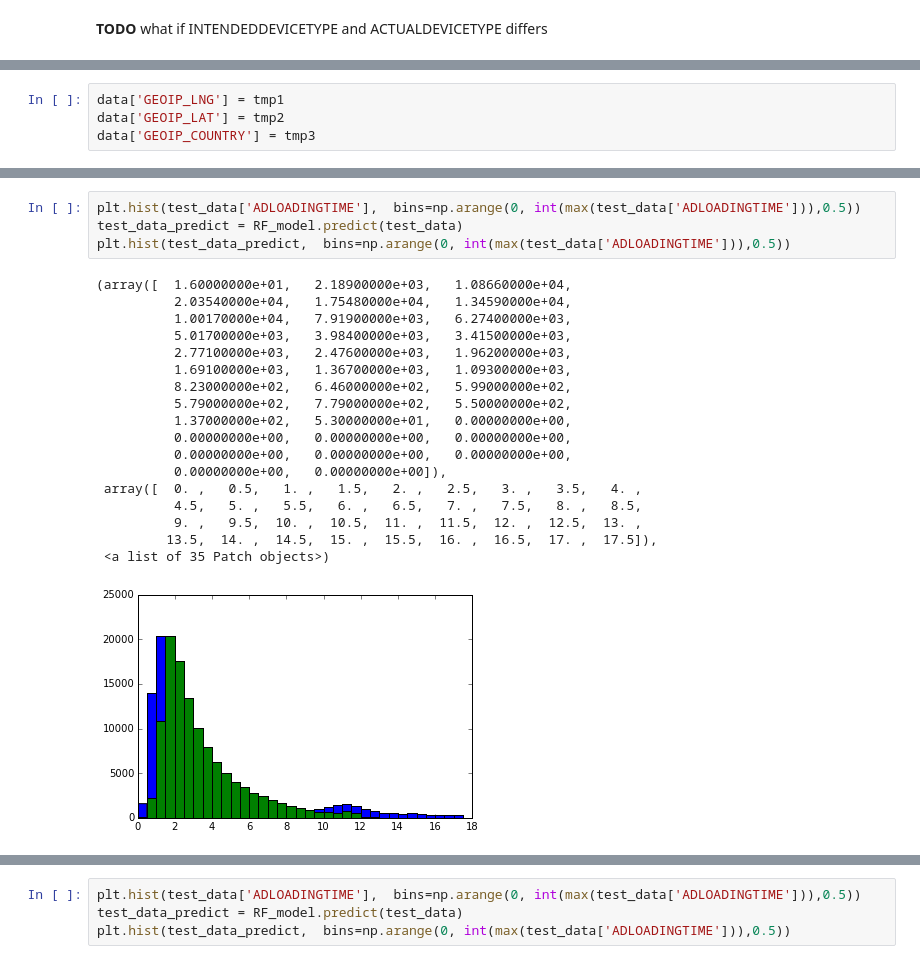
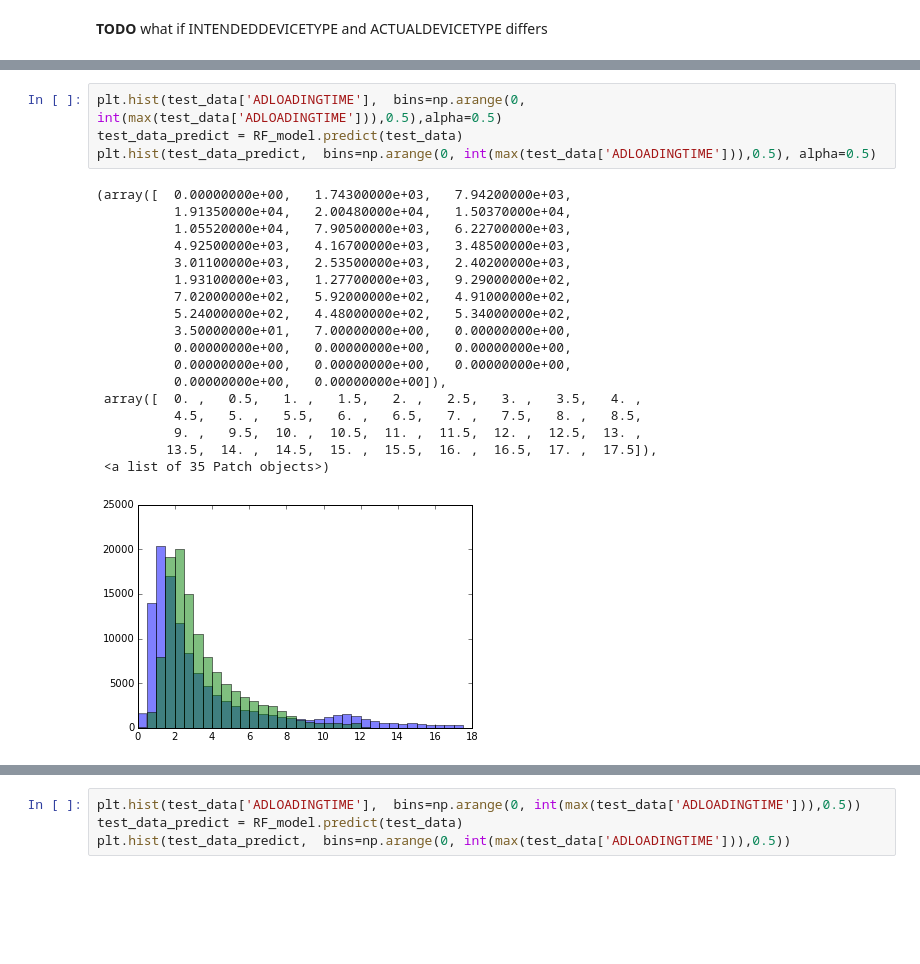
Before and after one commit to timjerman/AdLoadingMiner, a Jupyter notebook: FeatureEngineering.ipynb, the cells around one changed output, grey strips where cells are left out. Drawn from its saved outputs; the diff is of its cells as text; blank space fills up the shorter version.

```diff
--- a/FeatureEngineering.ipynb
+++ b/FeatureEngineering.ipynb
@@ -700,4 +692,0 @@ data.remove_columns(['GEOIP_LNG','GEOIP_LAT']);
-# %%
-data['GEOIP_LNG'] = tmp1
-data['GEOIP_LAT'] = tmp2
-data['GEOIP_COUNTRY'] = tmp3
@@ -725,24 +740,24 @@ Number of unpacked features : 20
 ... (17 outputs left out)
 # %%
-plt.hist(test_data['ADLOADINGTIME'],  bins=np.arange(0, int(max(test_data['ADLOADINGTIME'])),0.5))
+plt.hist(test_data['ADLOADINGTIME'],  bins=np.arange(0, int(max(test_data['ADLOADINGTIME'])),0.5),alpha=0.5)
 test_data_predict = RF_model.predict(test_data)
-plt.hist(test_data_predict,  bins=np.arange(0, int(max(test_data['ADLOADINGTIME'])),0.5))
+plt.hist(test_data_predict,  bins=np.arange(0, int(max(test_data['ADLOADINGTIME'])),0.5), alpha=0.5)
 # %% [output]
-(array([  1.60000000e+01,   2.18900000e+03,   1.08660000e+04,
-          2.03540000e+04,   1.75480000e+04,   1.34590000e+04,
-          1.00170000e+04,   7.91900000e+03,   6.27400000e+03,
-          5.01700000e+03,   3.98400000e+03,   3.41500000e+03,
-          2.77100000e+03,   2.47600000e+03,   1.96200000e+03,
-          1.69100000e+03,   1.36700000e+03,   1.09300000e+03,
-          8.23000000e+02,   6.46000000e+02,   5.99000000e+02,
-          5.79000000e+02,   7.79000000e+02,   5.50000000e+02,
-          1.37000000e+02,   5.30000000e+01,   0.00000000e+00,
+(array([  0.00000000e+00,   1.74300000e+03,   7.94200000e+03,
+          1.91350000e+04,   2.00480000e+04,   1.50370000e+04,
+          1.05520000e+04,   7.90500000e+03,   6.22700000e+03,
+          4.92500000e+03,   4.16700000e+03,   3.48500000e+03,
+          3.01100000e+03,   2.53500000e+03,   2.40200000e+03,
+          1.93100000e+03,   1.27700000e+03,   9.29000000e+02,
+          7.02000000e+02,   5.92000000e+02,   4.91000000e+02,
+          5.24000000e+02,   4.48000000e+02,   5.34000000e+02,
+          3.50000000e+01,   7.00000000e+00,   0.00000000e+00,
           0.00000000e+00,   0.00000000e+00,   0.00000000e+00,
           0.00000000e+00,   0.00000000e+00,   0.00000000e+00,
           0.00000000e+00,   0.00000000e+00]),
  array([  0. ,   0.5,   1. ,   1.5,   2. ,   2.5,   3. ,   3.5,   4. ,
           4.5,   5. ,   5.5,   6. ,   6.5,   7. ,   7.5,   8. ,   8.5,
           9. ,   9.5,  10. ,  10.5,  11. ,  11.5,  12. ,  12.5,  13. ,
          13.5,  14. ,  14.5,  15. ,  15.5,  16. ,  16.5,  17. ,  17.5]),
  <a list of 35 Patch objects>)
-[figure, old version]
+[figure, new version]
```
Also changed, not shown: parts of 18 cells of this notebook.
